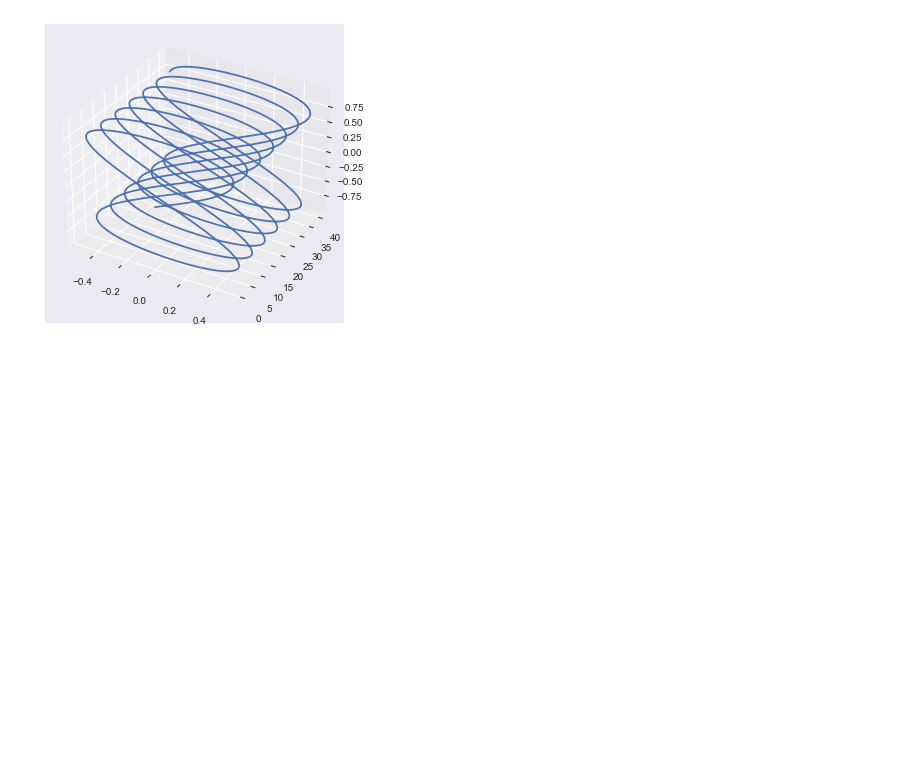
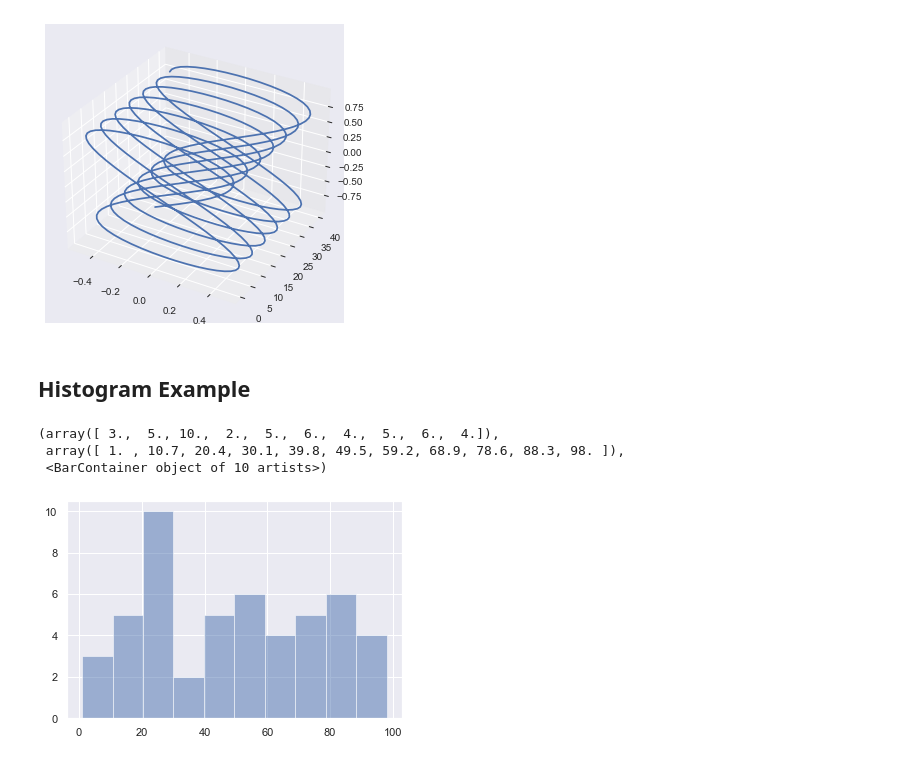
Before and after one commit to Moaaz-Mahmoud/Library-Demos, a Jupyter notebook: matplotlib_demo.ipynb, the cells around one changed output. Drawn from its saved outputs; the diff is of its cells as text; code cells hidden in the pictures; blank space fills up the shorter version.

```diff
--- a/matplotlib_demo.ipynb
+++ b/matplotlib_demo.ipynb
@@ -85,3 +101,13 @@ ax.plot3D(x, y, z)
 plt.show()
 # %% [output]
 [figure]
+# %% [markdown]
+## Histogram Example
+# %%
+A = np.random.randint(0, 100, 50)
+plt.hist(A, bins=10, alpha=0.5)
+# %% [output]
+(array([ 3.,  5., 10.,  2.,  5.,  6.,  4.,  5.,  6.,  4.]),
+ array([ 1. , 10.7, 20.4, 30.1, 39.8, 49.5, 59.2, 68.9, 78.6, 88.3, 98. ]),
+ <BarContainer object of 10 artists>)
+[figure, added]
```
Also changed, not shown: parts of 14 cells of this notebook.
